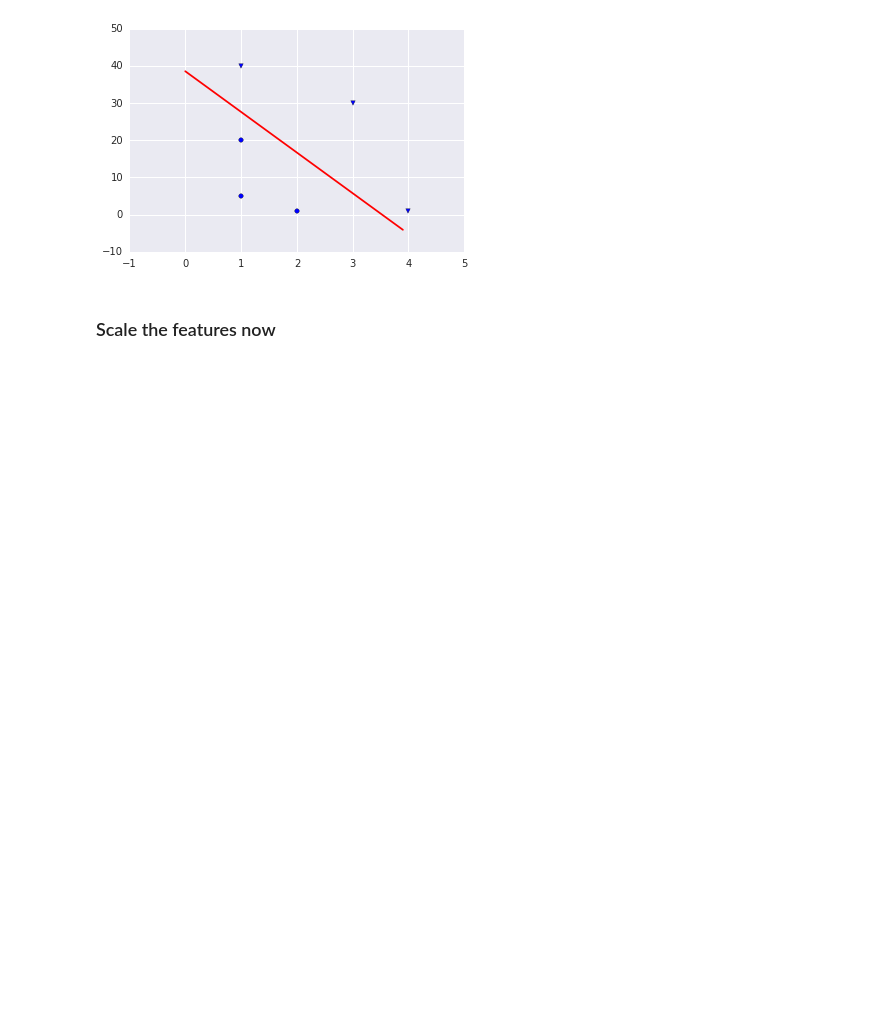
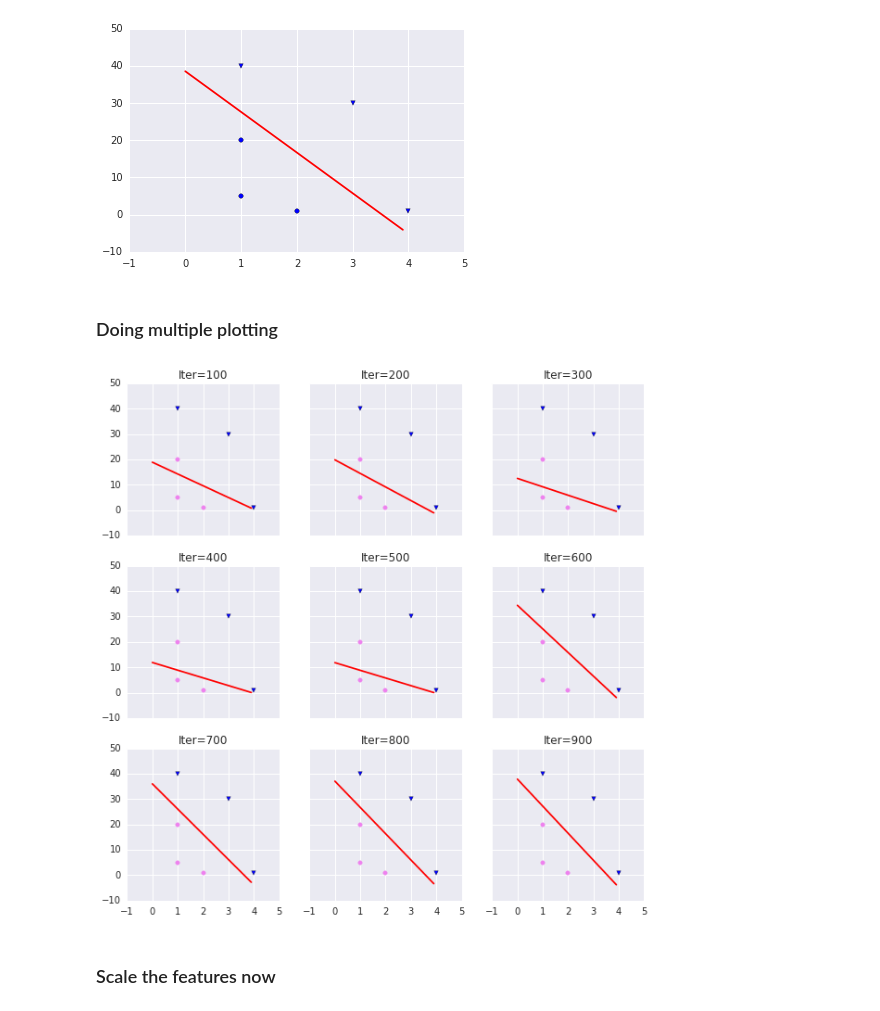
Before and after one commit to saurabh3949/MachineLearning-CSE250B, a Jupyter notebook: Homework4/src/HW4.ipynb, the cells around one changed output. Drawn from its saved outputs; the diff is of its cells as text; code cells hidden in the pictures; blank space fills up the shorter version.

```diff
--- a/Homework4/src/HW4.ipynb
+++ b/Homework4/src/HW4.ipynb
@@ -8,6 +10,12 @@ def drawLine2P(x,y,xlims):
     A = np.vstack([x, np.ones(len(x))]).T
     k, b = np.linalg.lstsq(A, y)[0]
     plt.plot(xrange, k*xrange + b, 'k', color="red")
+# %%
+def drawLine(x,y,xlims,plt):
+    xrange = np.arange(xlims[0],xlims[1],0.1)
+    A = np.vstack([x, np.ones(len(x))]).T
+    k, b = np.linalg.lstsq(A, y)[0]
+    plt.plot(xrange, k*xrange + b, 'k', color="red")
 # %%
 X = [[2,1,1],
      [1,20,1],
@@ -19,6 +27,9 @@ X = [[2,1,1],
 
 X = np.array(X,dtype=float)
 y = np.array([-1,-1,-1,1,1,1])
+# %%
+x_i = []
+y_i = []
 # %%
 theta = np.zeros(X.shape[1])
 eta = .01 * np.ones(X.shape[1])
@@ -35,6 +46,9 @@ for i in xrange(1000):
     eta[index2] *= .95
     old_theta = theta.copy()
     theta += eta * delta_theta
+    if i % 100 == 0:
+            x_i.append(-theta[2] / theta[0])
+            y_i.append(-theta[2] / theta[1])
     loss = np.log(1 + np.exp(-y * X.dot(theta))).sum()
     if np.sqrt(((theta-old_theta)**2).sum()) < 1e-4 and i> 5:
         break
@@ -59,6 +72,23 @@ sns.plt.scatter(X[3:,0], X[3:,1], marker=u'v')
 drawLine2P([x_i,0],[0,y_i],[0,4])
 # %% [output]
 [figure]
+# %% [markdown]
+### Doing multiple plotting
+# %%
+
+f, plots = sns.plt.subplots(3, 3, sharex='col', sharey='row', figsize=(10,10))
+plots= plots.flatten()
+for i in xrange(9):
+    plots[i].scatter(X[:3,0], X[:3,1], marker=u'o', color="violet")
+    plots[i].scatter(X[3:,0], X[3:,1], marker=u'v')
+    drawLine([x_i[i],0],[0,y_i[i]],[0,4],plots[i])
+    title = 'Iter=%s' % ((i+1)*100)
+    plots[i].set_title(title)
+# ax2.scatter(x, y)
+# ax3.scatter(x, 2 * y ** 2 - 1, color='r')
+# ax4.plot(x, 2 * y ** 2 - 1, color='r')
+# %% [output]
+[figure, added]
 # %% [markdown]
 ### Scale the features now
 # %%
```
Also changed, not shown: parts of 3 cells of this notebook.
